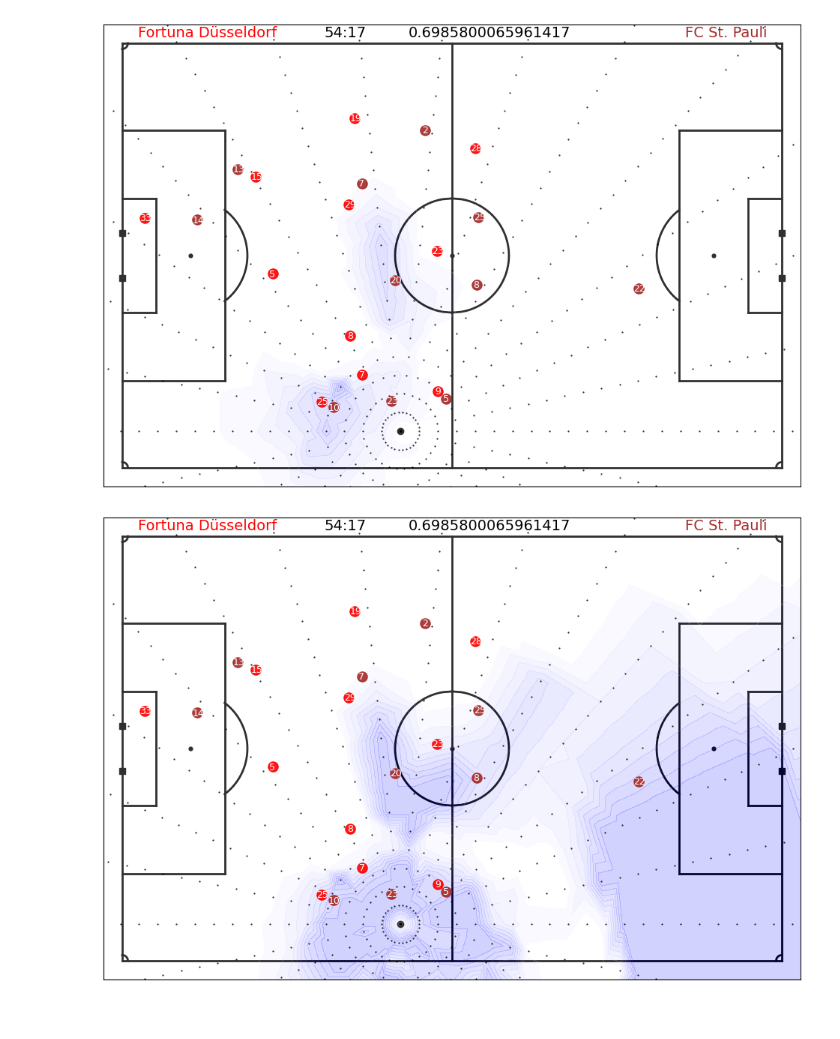
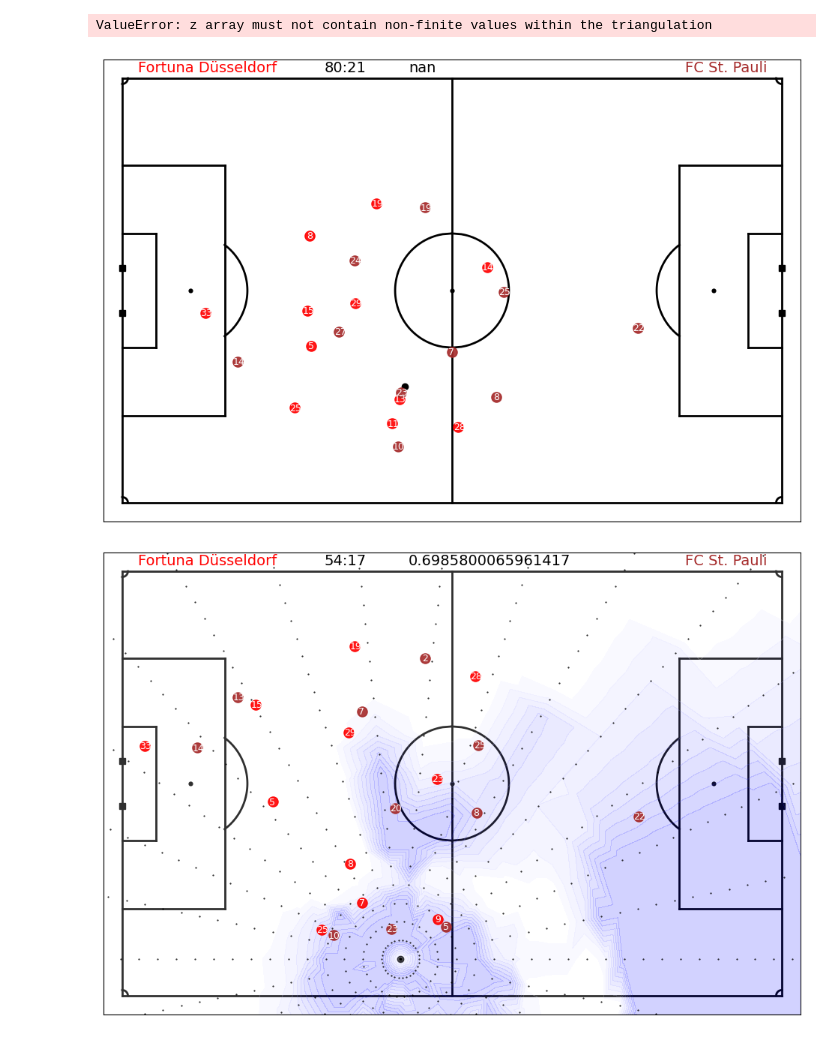
Before and after one commit to maxhartmann1/def-accessible-space, a Jupyter notebook: notebooks/Fehleranalyse/offside.ipynb, the cells around one changed output. Cells and saved outputs as stored; diff of their text form; code cells hidden in the pictures.

Commit message:
pre offside solving

```diff
--- a/notebooks/Fehleranalyse/offside.ipynb
+++ b/notebooks/Fehleranalyse/offside.ipynb
@@ -26,15 +32,36 @@ df_frameified = accessible_space.per_object_frameify_tracking_data(game.tracking
 # %%
 import importlib
-import accessible_space.interface
-importlib.reload(accessible_space.interface)
-from accessible_space.interface import get_dangerous_accessible_space
+# import accessible_space.interface
+# importlib.reload(accessible_space.interface)
+# from accessible_space.interface import get_dangerous_accessible_space
 
 
-df_frameified_filtered = df_frameified[df_frameified["frame"].isin([113945, 113950])]
-df_frameified_filtered = df_frameified_filtered[df_frameified_filtered["player_x"].notna()]
-display(df_frameified_filtered)
-df_frameified_filtered["player_possession_manually"] = "away_23"
-pitch_result = get_dangerous_accessible_space(df_frameified_filtered, frame_col="frame", player_col="player_id", ball_player_id="ball", x_col="player_x", y_col="player_y", vx_col="player_vx", vy_col="player_vy", team_col="team_id", period_col="period_id", team_in_possession_col="team_possession", attacking_direction_col=None, infer_attacking_direction=True, respect_offside=True, player_in_possession_col="player_possession_manually", use_progress_bar=False)
+df_frameified_filtered = df_frameified[df_frameified["player_x"].notna()]
+df_frameified_filtered = df_frameified_filtered[df_frameified_filtered["frame"].isin([153037])]
+
+
+# df_frameified_filtered["player_possession_manually"] = "away_23"
+print("geladen von:", getattr(accessible_space, "__file__", None) or accessible_space.__spec__.origin)
+pitch_result = accessible_space.get_dangerous_accessible_space(
+            df_frameified_filtered,
+            frame_col="frame",
+            player_col="player_id",
+            ball_player_id="ball",
+            x_col="player_x",
+            y_col="player_y",
+            vx_col="player_vx",
+            vy_col="player_vy",
+            team_col="team_id",
+            period_col="period_id",
+            team_in_possession_col="team_possession",
+            attacking_direction_col=None,
+            infer_attacking_direction=True,
+            respect_offside=True,
+            player_in_possession_col="player_possession",
+            use_progress_bar=False,
+        )
 
 df_frameified_filtered["DAS"] = pitch_result.das
+display(df_frameified_filtered)
+display(pitch_result)
 # %% [output]
@@ -64,15 +104,16 @@ SECOND_LAST_DEFENDER_NORM_X >> [31.11 31.56]
 # %%
 from databallpy.visualize import plot_soccer_pitch, plot_tracking_data
 import matplotlib.pyplot as plt
 
-idx = game.tracking_data[game.tracking_data["frame"]==113945].index[0]
+idx = game.tracking_data[game.tracking_data["frame"]==153037].index[0]
 fig, ax = plt.subplots(figsize=(12, 8))
 plot_soccer_pitch(pitch_color="white", fig=fig, ax=ax)
 plot_tracking_data(game, idx, fig=fig, ax=ax, team_colors=["red", "brown"], variable_of_interest=pitch_result.das.iloc[0])
 accessible_space.plot_expected_completion_surface(pitch_result.dangerous_result, frame_index=0, color="blue")
 plt.show()
 # %% [output]
+ValueError: z array must not contain non-finite values within the triangulation
-[figure, old version]
+[figure, new version]
 # %%
 from databallpy.visualize import plot_soccer_pitch, plot_tracking_data
 import matplotlib.pyplot as plt
```
Also changed, not shown: parts of 2 cells of this notebook, 17 other files.
